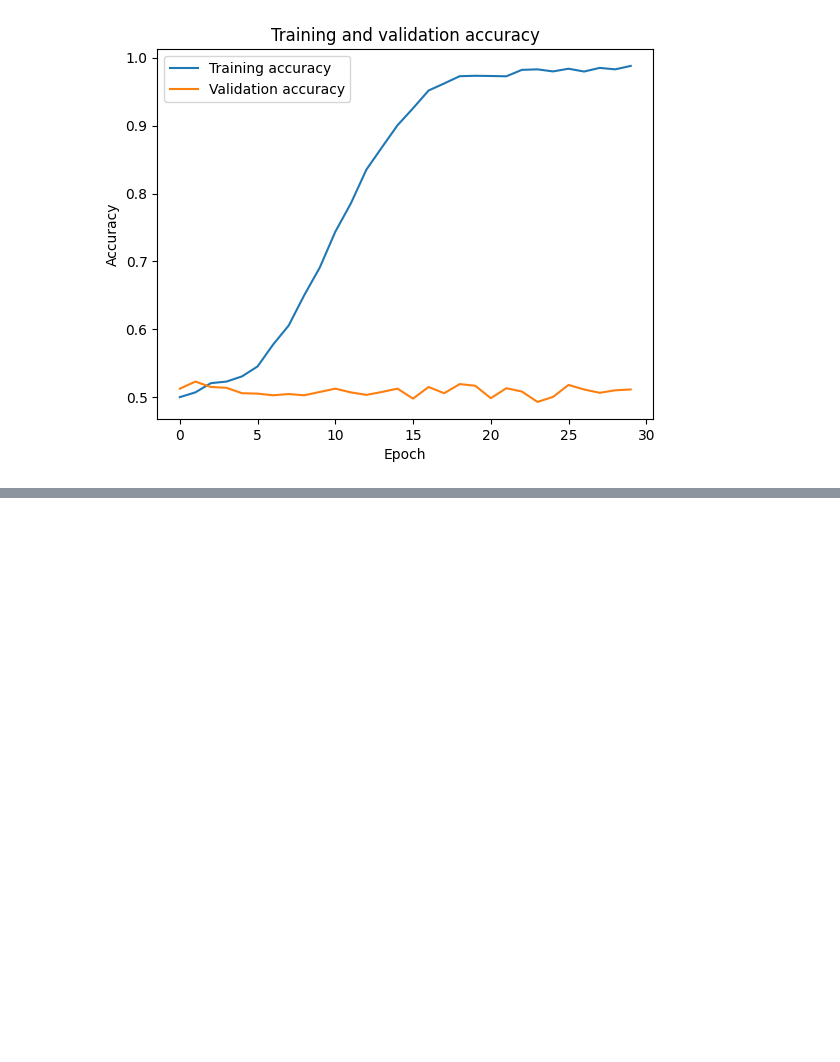
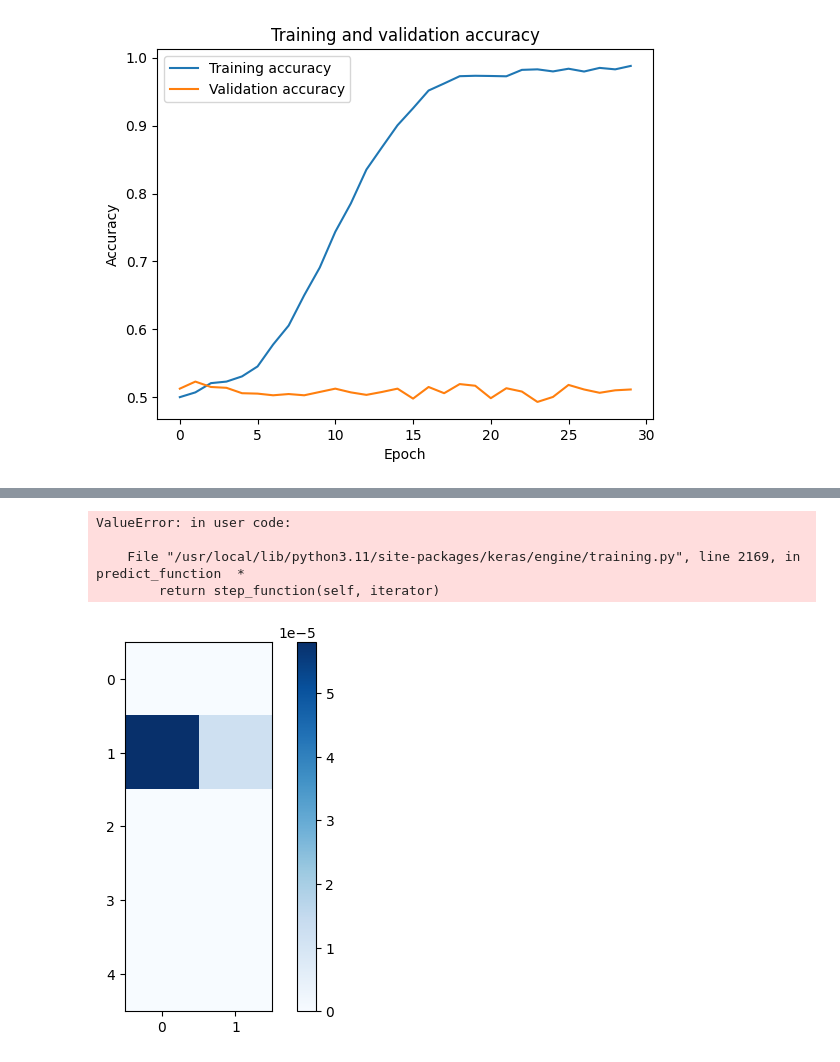
Before and after one commit to dhebel/babycal, a Jupyter notebook: src/main.ipynb, the cells around one changed output, grey strips where cells are left out. Cells and saved outputs as stored; diff of their text form; code cells hidden in the pictures; blank space fills up the shorter version.

```diff
--- a/src/main.ipynb
+++ b/src/main.ipynb
@@ -945,0 +1083,22 @@ plt.show()
+# %%
+# Plot a random muon event and its reconstruction
+
+# Select a random muon event
+X_muon = X[y == 0]
+X_muon = X_muon[np.random.randint(0, X_muon.shape[0])]
+
+# Plot the muon event
+plt.imshow(X_muon[0], cmap='Blues')
+plt.colorbar()
+
+# Feed the muon event to the autoencoder and get the reconstructed event
+X_muon_reconstructed = autoencoder.predict(X_muon)
+
+plt.imshow(X_muon_reconstructed[0], cmap='Blues')
+plt.colorbar()
+# %% [output]
+ValueError: in user code:
+
+    File "/usr/local/lib/python3.11/site-packages/keras/engine/training.py", line 2169, in predict_function  *
+        return step_function(self, iterator)
+[figure, added]
```
Also changed, not shown: parts of 14 cells of this notebook.
